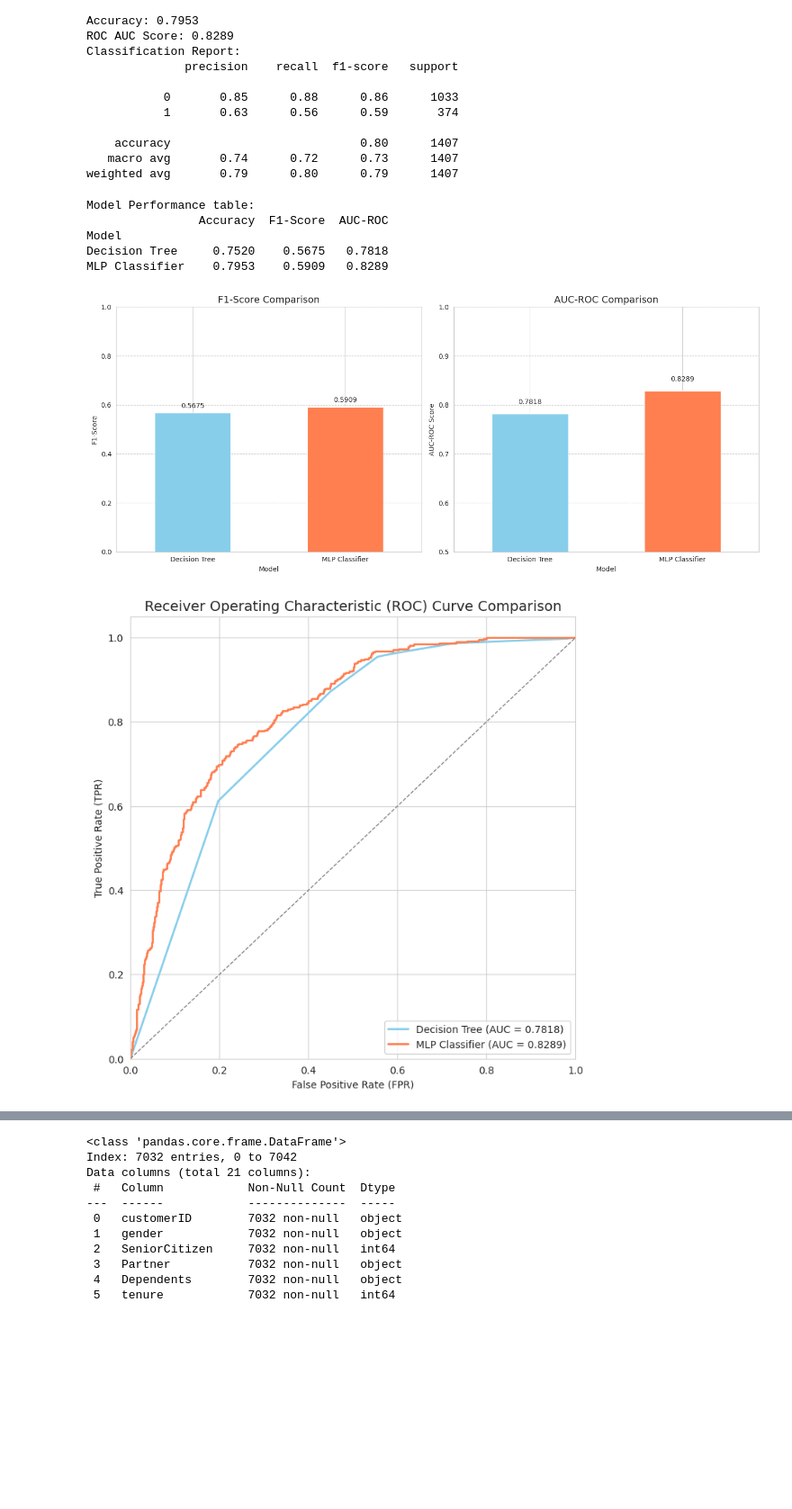
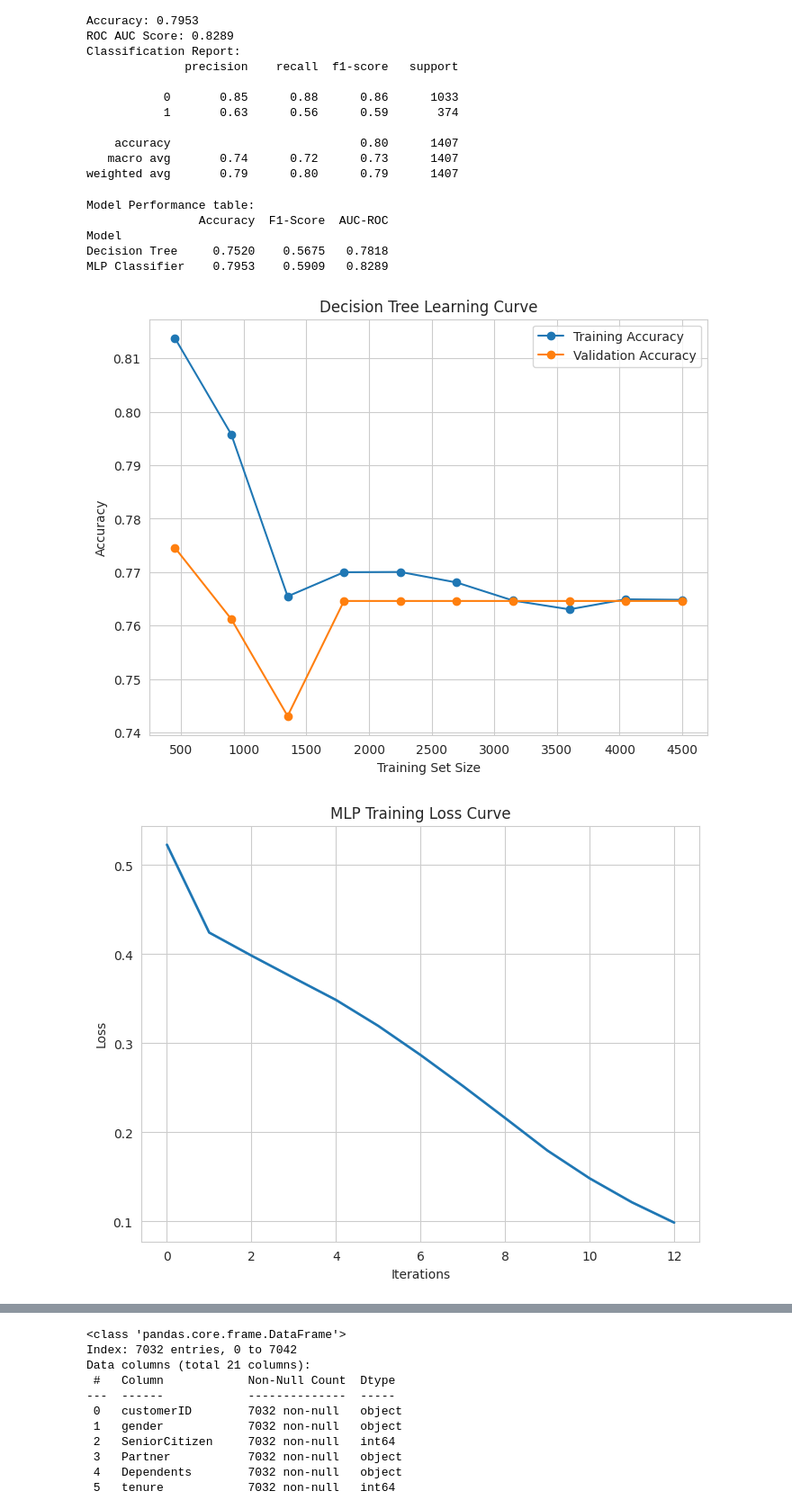
Before and after one commit to Yosh004/TelcoCustomerChurn, a Jupyter notebook: TelcoCustomerChurnCW.ipynb, the cells around one changed output, grey strips where cells are left out. Shown: that part at 90% size. Drawn from its saved outputs; the diff is of its cells as text; code cells hidden in the pictures; blank space fills up the shorter version.

Commit message:
Generate the loss curves

```diff
--- a/TelcoCustomerChurnCW.ipynb
+++ b/TelcoCustomerChurnCW.ipynb
@@ -333,6 +344,7 @@ import pandas as pd
 import numpy as np
 import matplotlib.pyplot as plt
 from sklearn.metrics import accuracy_score,f1_score,roc_auc_score,auc, roc_curve
+from sklearn.model_selection import GridSearchCV, learning_curve, train_test_split
 
 #Consolidate Metrics
 metrics = {
@@ -344,6 +356,41 @@ metrics = {
 metrics_df = pd.DataFrame(metrics).set_index('Model')
 print("Model Performance table:")
 print(metrics_df.round(4))
+
+# Learning Curve (Decision Tree)
+train_sizes, train_scores, val_scores = learning_curve(
+    best_dt_model,
+    X_train, y_train,
+    cv=5,
+    scoring='accuracy',
+    train_sizes=np.linspace(0.1, 1.0, 10),
+    n_jobs=-1
+)
+
+train_mean = np.mean(train_scores, axis=1)
+val_mean = np.mean(val_scores, axis=1)
+
+plt.figure(figsize=(8, 6))
+plt.plot(train_sizes, train_mean, 'o-', label="Training Accuracy")
+plt.plot(train_sizes, val_mean, 'o-', label="Validation Accuracy")
+plt.xlabel("Training Set Size")
+plt.ylabel("Accuracy")
+plt.title("Decision Tree Learning Curve")
+plt.legend()
+plt.grid(True)
+plt.savefig("DecisionTree_LearningCurve.png")
+plt.show()
+
+
+# ANN / MLP Loss Curve
+plt.figure(figsize=(8, 6))
+plt.plot(best_mlp_model.loss_curve_, lw=2)
+plt.xlabel("Iterations")
+plt.ylabel("Loss")
+plt.title("MLP Training Loss Curve")
+plt.grid(True)
+plt.savefig("MLP_Training_Loss_Curve.png")
+plt.show()
 
 #Plot Metrics(F1-Score and AUC-ROC)
 fig, ax = plt.subplots(1, 2, figsize=(14, 6))
@@ -381,32 +428,32 @@ plt.ylim([0.0, 1.05])
 plt.xlabel('False Positive Rate (FPR)')
 plt.ylabel('True Positive Rate (TPR)')
 plt.title('Receiver Operating Characteristic (ROC) Curve Comparison', fontsize=14)
 plt.legend(loc='lower right')
 plt.grid(True)
 plt.savefig('ROC_Curve_Comparison.png')
 plt.show()
 
 #Identifying and displaying the best model
 best_auc_model = metrics_df['AUC-ROC'].idxmax()
 best_auc_score = metrics_df['AUC-ROC'].max()
 best_f1_model = metrics_df['F1-Score'].idxmax()
 best_f1_score = metrics_df['F1-Score'].max()
 
 
 print("Final Model Selection ")
 if best_auc_model == best_f1_model:
     print(f"The best overall model is the **{best_auc_model}**.")
     print(f"It achieved the highest AUC-ROC ({best_auc_score:.4f}) and F1-Score ({best_f1_score:.4f}).")
 else:
     print(f"The models perform differently based on metrics:")
     print(f" - Best AUC-ROC (overall ranking ability): {best_auc_model} ({best_auc_score:.4f})")
     print(f" - Best F1-Score (best for imbalanced classes): {best_f1_model} ({best_f1_score:.4f})")
     print(f"For Churn Prediction (an imbalanced problem), the **{best_f1_model}** is generally considered the most accurate model.")
 # %% [output]
 Model Performance table:
                 Accuracy  F1-Score  AUC-ROC
 Model
 Decision Tree     0.7520    0.5675   0.7818
 MLP Classifier    0.7953    0.5909   0.8289
-[figure, old version]
+[figure, new version]
-[figure, old version]
+[figure, new version]
```
Also changed, not shown: parts of 3 cells of this notebook.
